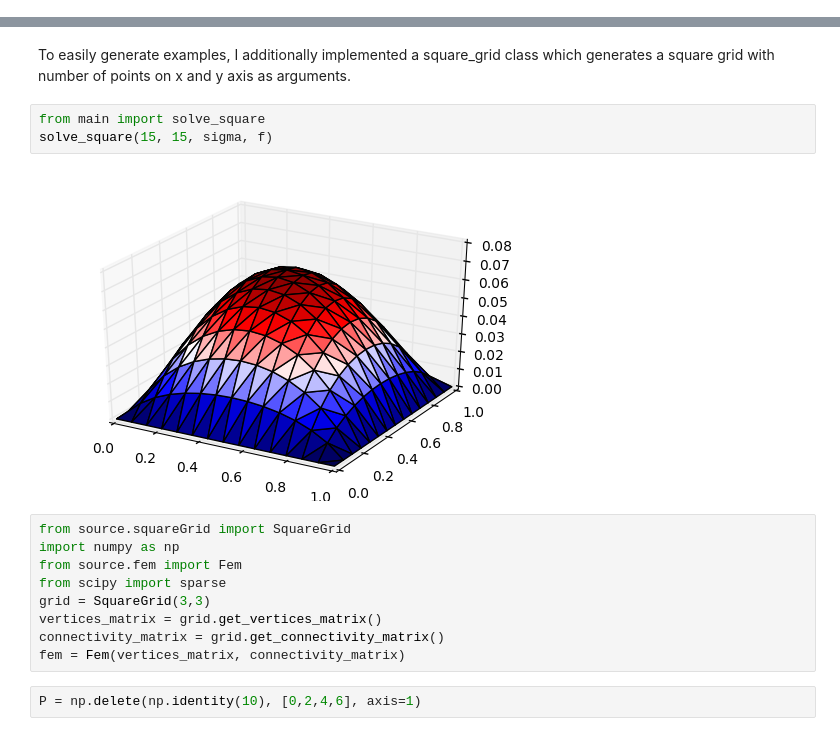
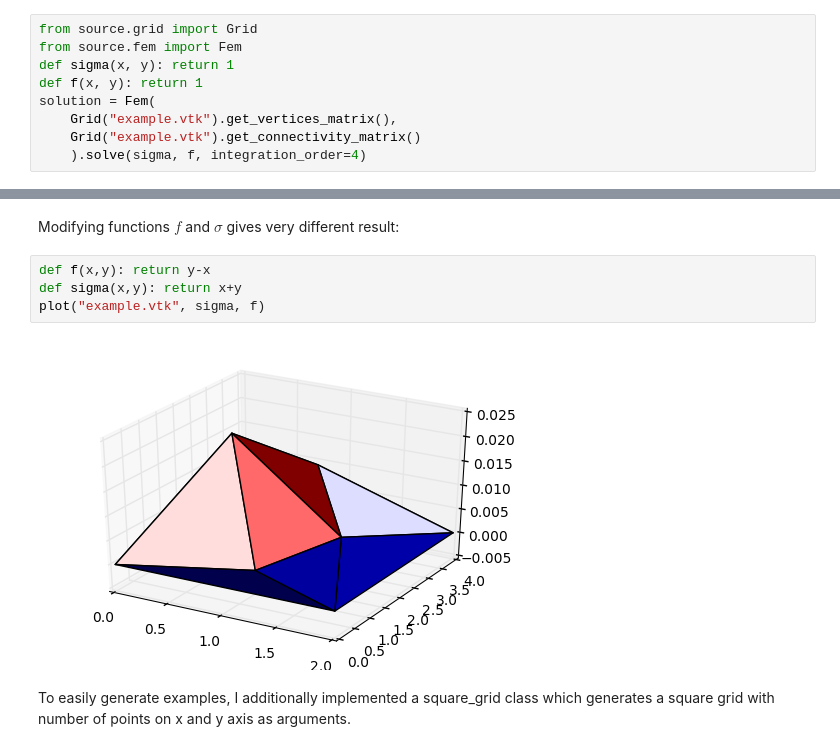
Before and after one commit to FoRomik/Diffusion, a Jupyter notebook: solution.ipynb, the cells around one changed output, grey strips where cells are left out. Drawn from its saved outputs; the diff is of its cells as text.

```diff
--- a/solution.ipynb
+++ b/solution.ipynb
@@ -13,0 +12,9 @@ The first example is as simple with only 4 internal nodes:
+# %%
+from source.grid import Grid
+from source.fem import Fem
+def sigma(x, y): return 1
+def f(x, y): return 1
+solution = Fem(
+    Grid("example.vtk").get_vertices_matrix(),
+    Grid("example.vtk").get_connectivity_matrix()
+    ).solve(sigma, f, integration_order=4)
@@ -22,20 +29,12 @@ solve("example.vtk", sigma, f)
 # %% [output]
 [figure]
+# %% [markdown]
+Modifying functions $f$ and $\sigma$ gives very different result:
+# %%
+def f(x,y): return y-x
+def sigma(x,y): return x+y
+plot("example.vtk", sigma, f)
+# %% [output]
+[figure, added]
 # %% [markdown]
 To easily generate examples, I additionally implemented a square_grid class which generates a square grid with number of points on x and y axis as arguments.
-# %%
-from main import solve_square
-solve_square(15, 15, sigma, f)
-# %% [output]
-[figure, removed]
-# %%
-from source.squareGrid import SquareGrid
-import numpy as np
-from source.fem import Fem
-from scipy import sparse
-grid = SquareGrid(3,3)
-vertices_matrix = grid.get_vertices_matrix()
-connectivity_matrix = grid.get_connectivity_matrix()
-fem = Fem(vertices_matrix, connectivity_matrix)
-# %%
-P = np.delete(np.identity(10), [0,2,4,6], axis=1)
```
Also changed, not shown: parts of 6 cells of this notebook, 7 other files.
